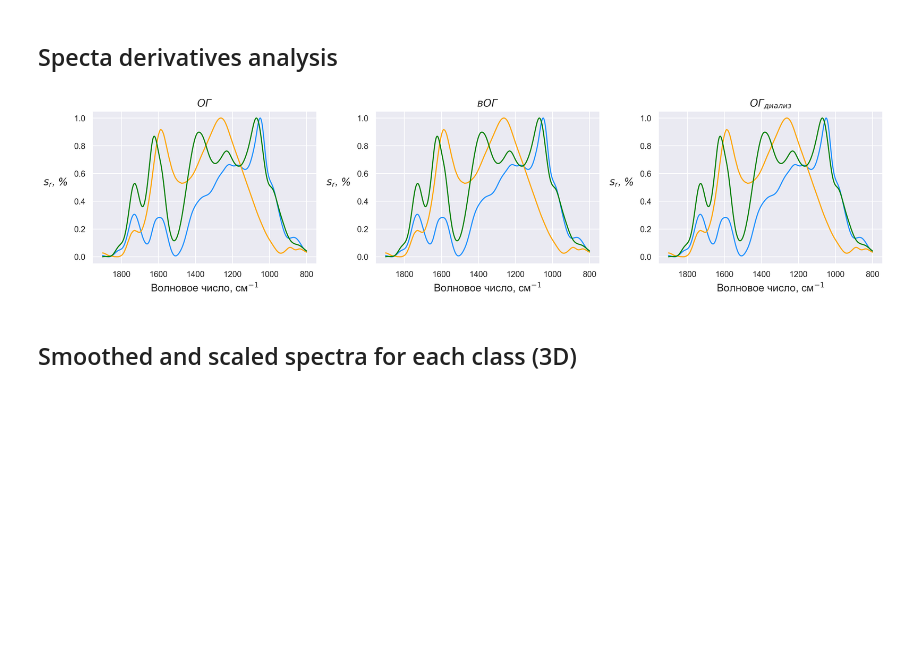
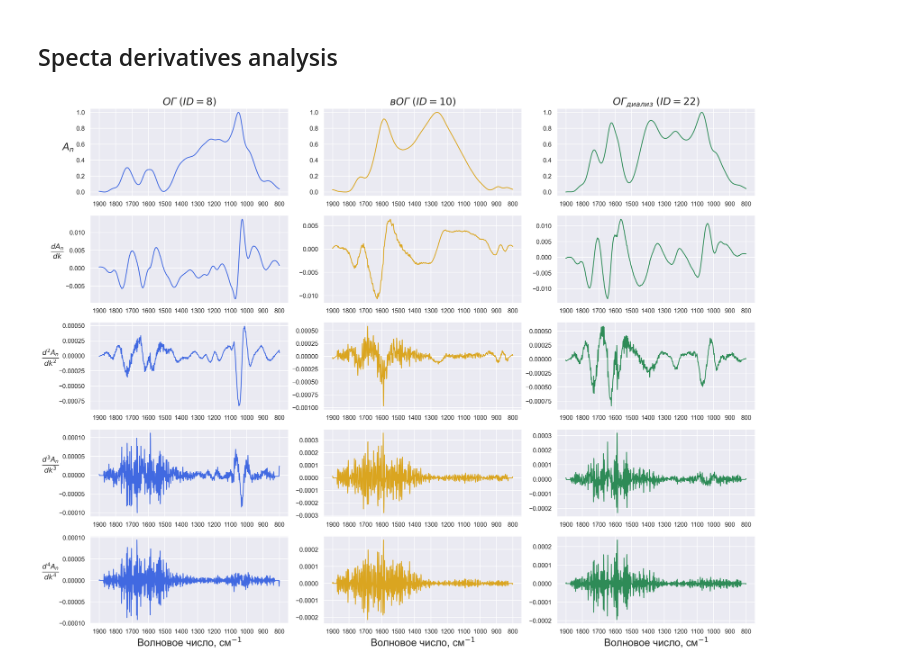
Before and after one commit to Fltvv/go-fitr-qa-fgda-ml, a Jupyter notebook: ftir/qualitative_analysis/code/02b_derivatives_analysis.ipynb, the cells around one changed output. Cells and saved outputs as stored; diff of their text form; code cells hidden in the pictures; blank space fills up the shorter version.

```diff
--- a/ftir/qualitative_analysis/code/02b_derivatives_analysis.ipynb
+++ b/ftir/qualitative_analysis/code/02b_derivatives_analysis.ipynb
@@ -77,66 +77,57 @@ go_spectrum = data.loc['8']
 rgo_spectrum = data.loc['10']
 god_spectrum = data.loc['22']
 # %%
-spectrum_label_color_lst = [
-    [go_spectrum, '$ОГ$ $(ID = 8)$', 'dodgerblue'],
-    [rgo_spectrum, '$вОГ$ $(ID = 10)$', 'orange'],
-    [god_spectrum, '$ОГ_{диализ}$ $(ID = 20)$', 'green']
+spectra_color_title_lst = [
+    (data.loc['8'], 'RoyalBlue', '$ОГ$ $(ID = 8)$'),
+    (data.loc['10'], 'Goldenrod', '$вОГ$ $(ID = 10)$'),
+    (data.loc['22'], 'SeaGreen', '$ОГ_{диализ}$ $(ID = 22)$')
 ]
 # %% [markdown]
 ## Specta derivatives analysis
 # %%
-fontsize = 14
+fontsize = 18
 # %%
 sns.set_theme()
 
-nrows = 1
+nrows = 5
 ncols = 3
 
-fig = plt.figure(figsize=(16, 4), dpi=300)
+fig = plt.figure(figsize=(18, 14), dpi=300)
 
-for i, type in enumerate(unique_types):
-    spectrum = spectra_lst[i]
+for col_idx, (spectrum, color, title) in enumerate(spectra_color_title_lst):
 
-    color = type_color_dict[type]
+    derivatives = [spectrum]
 
-    ax = plt.subplot(nrows, ncols, i+1)
+    for _ in range(4):
+        derivaative_arr = np.gradient(derivatives[-1], x)
+        derivatives.append(derivaative_arr)
 
-    ax.plot(x, go_spectrum, color='dodgerblue', label='$ОГ$ $(ID = 8)$')
-    ax.plot(x, rgo_spectrum, color='orange', label='$вОГ$ $(ID = 10)$')
-    ax.plot(x, god_spectrum, color='green', label='$ОГ_{диализ}$ $(ID = 20)$')
+    for row_idx, derivative in enumerate(derivatives):
+        ax = plt.subplot(nrows, ncols, row_idx * ncols + col_idx + 1)
 
-    ax.set_title(
-        type_dict[type],
-        fontstyle='normal',
-        fontsize=fontsize,
-        fontweight='bold',
-    )
+        ax.plot(x, derivative, color=color)
 
-    ax.set_xlabel(
-        'Волновое число, см$^{-1}$',
-        fontstyle='normal',
-        fontsize=fontsize,
-        labelpad=5,
-    )
+        if col_idx == 0:
+            if row_idx == 0:
+                ylabel = '$A_{n}$'
+            elif row_idx == 1:
+                ylabel = rf'$\frac{{dA_{{n}}}}{{dk}}$'
+            else:
+                ylabel = rf'$\frac{{d^{row_idx}A_{{n}}}}{{dk^{row_idx}}}$'
+            ax.set_ylabel(ylabel, fontsize=fontsize, fontstyle='italic', rotation=0, labelpad=15)
+        if row_idx == 0:
+            ax.set_title(title, fontsize=fontsize, fontweight='bold')
 
-    ax.set_ylabel(
-        '$s_{r}$, %',
-        fontstyle='italic',
-        fontsize=fontsize,
-        labelpad=25,
-        rotation=0,
-    )
+        ax.invert_xaxis()
 
-    ax.invert_xaxis()
+        ax.xaxis.set_major_locator(ticker.MultipleLocator(100))
 
-    ax.xaxis.set_major_locator(ticker.MultipleLocator(200))
+    plt.xlabel('Волновое число, см$^{-1}$', fontsize=fontsize)
 
 plt.tight_layout()
 
-# plt.savefig(f'{path_to_save}/spectra_initial_derivatives.png', dpi=600)
+plt.savefig(f'{path_to_save}/spectra_and_derivatives_3_types.png', dpi=900)
 
 plt.show()
 # %% [output]
-[figure, old version]
+[figure, new version]
-# %% [markdown]
-## Smoothed and scaled spectra for each class (3D)
```
Also changed, not shown: parts of 2 cells of this notebook, 15 other files.
